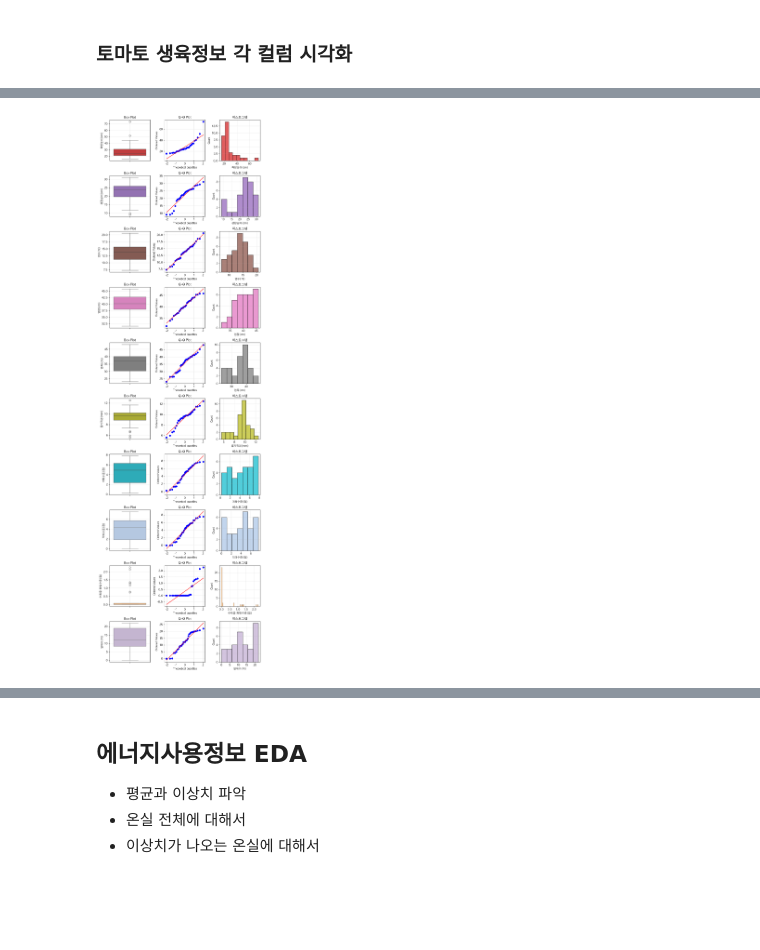
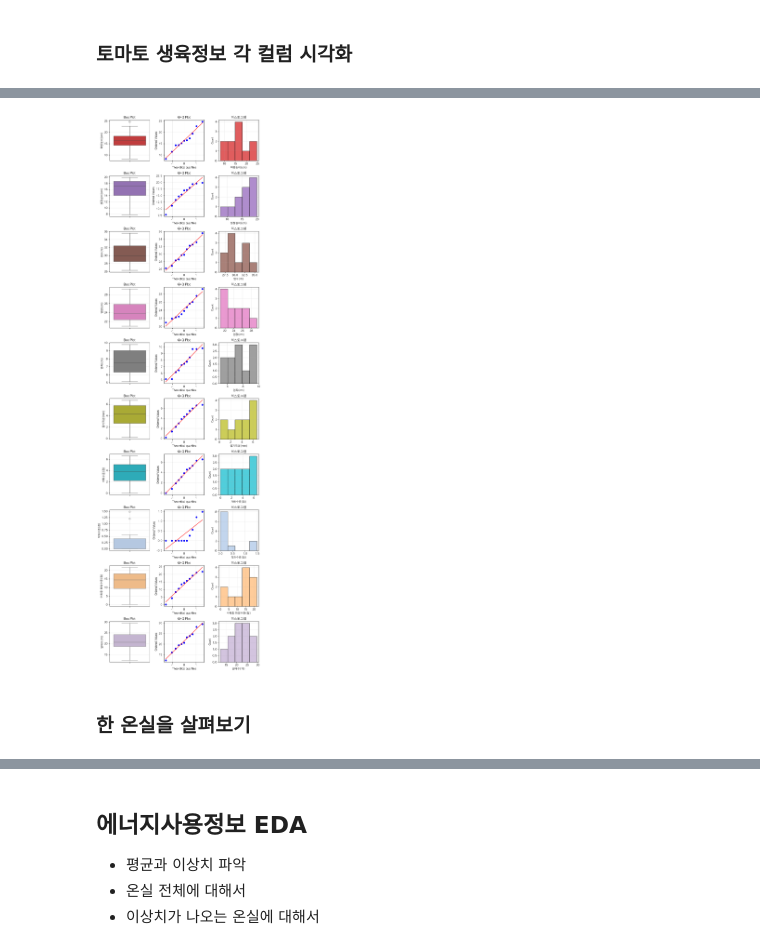
Before and after one commit to cye2020/Smart-Farm-Growth-Analytics, a Jupyter notebook: code/eda/20251031_EDA_cho.ipynb, the cells around one changed output, grey strips where cells are left out. Drawn from its saved outputs; the diff is of its cells as text; code cells hidden in the pictures; blank space fills up the shorter version.

Commit message:
feat: eda environ data

```diff
--- a/code/eda/20251031_EDA_cho.ipynb
+++ b/code/eda/20251031_EDA_cho.ipynb
@@ -255,27 +291,36 @@ tomato_mapping_data
 | 45 | 2022-11-28 | 토마토명가 | 80300.0 | 31.01 | 24.74 | 11.6 | 45.36 | 40.14 | 10.426 | 7.24 | 6.64 | ... |
 | 46 | 2022-12-05 | 토마토명가 | 80300.0 | 51.60 | 26.28 | 11.0 | 45.83 | 48.18 | 10.028 | 7.42 | 7.20 | ... |
 | 47 | 2022-12-12 | 토마토명가 | 80300.0 | 40.34 | 9.88 | 9.2 | 36.86 | 39.13 | 6.720 | 7.78 | 7.50 | ... |
+# %%
+alphago_cond = growth_data['farm_cde'] == '이삭줍는 알파고'
+alphago_data = growth_data[alphago_cond].copy()
 # %%
 features = ["화방높이(cm)", "생장길이(cm)", "엽수(개)", "엽장(cm)", "엽폭(cm)", "줄기직경(mm)", "개화수준(점)", "착과수준(점)", "수확중 화방수준(점)", "열매수(개)"]
+
 
 colors = [
     # "#1f77b4",  # measDate
     # "#ff7f0e",  # farm_cde
     # "#2ca02c",  # itemCode
     "#d62728",  # flowerTop
     "#9467bd",  # grwtLt
     "#8c564b",  # lefCunt
     "#e377c2",  # lefLt
     "#7f7f7f",  # lefBt
     "#bcbd22",  # stemThck
     "#17becf",  # flanGrupp
     "#aec7e8",  # frtstGrupp
     "#ffbb78",  # hvstGrupp
     "#c5b0d5"   # frtstCo
 ]
 
+alphago_data['frtstCo'] = alphago_data['itemCode']
+alphago_mapping_data = alphago_data.rename(columns=growth_map, copy=True)
 
-plot_features(tomato_mapping_data.dropna(), features, colors)
+# plot_features(tomato_mapping_data.dropna(), features, colors)
+plot_features(alphago_mapping_data.dropna(), features, colors)
 # %% [output]
-[figure, old version]
+[figure, new version]
+# %% [markdown]
+### 한 온실을 살펴보기
 # %%
```
Also changed, not shown: parts of 35 cells of this notebook, 2 other files.
